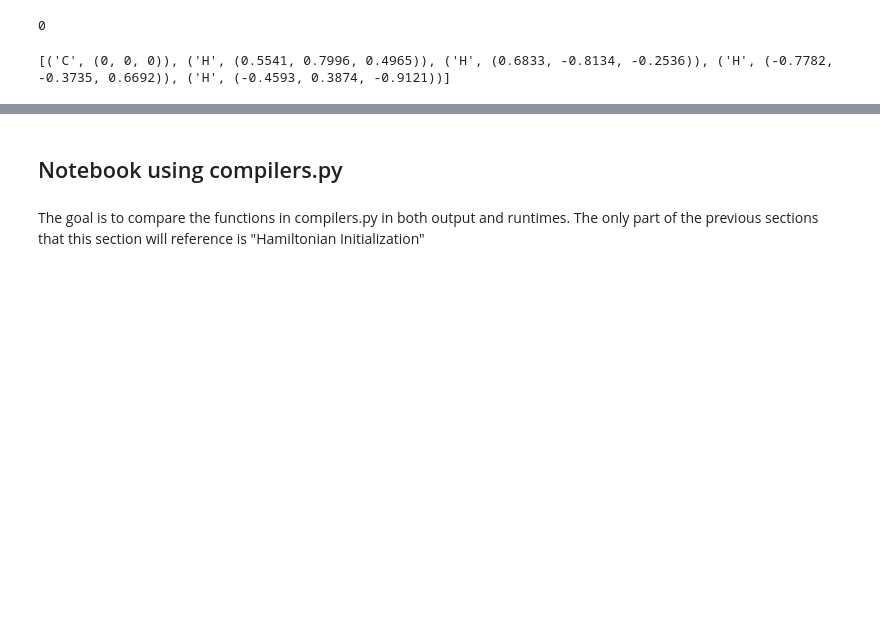
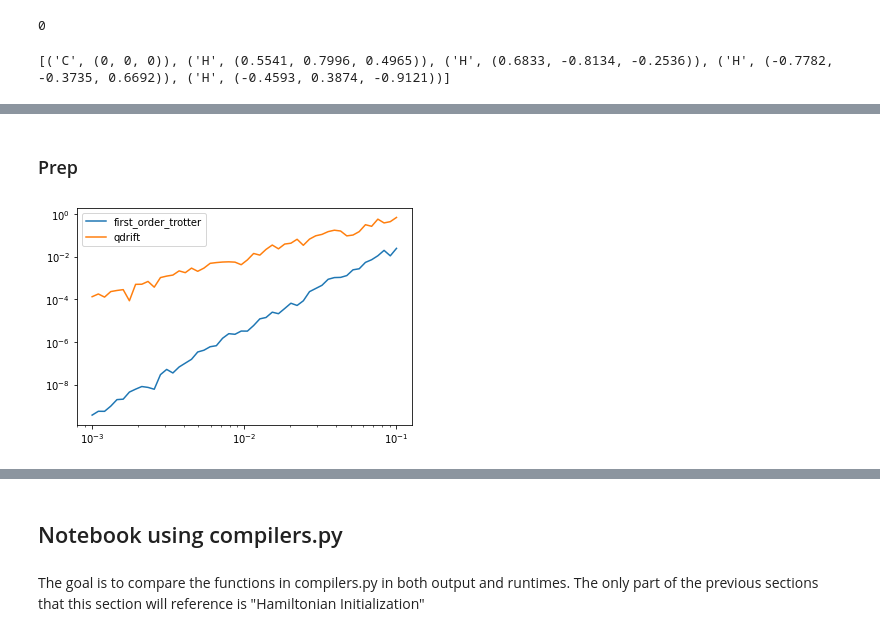
Before and after one commit to mattp97/Trotter-Qdrift-Simulation, a Jupyter notebook: Hybridized Simulation Jellium.ipynb, the cells around one changed output, grey strips where cells are left out. Saved outputs shown, nothing was run; the diff lists cells and outputs as text; code cells hidden in the pictures; blank space fills up the shorter version.

Commit message:
started hybridized notebook clean

```diff
--- a/Hybridized Simulation Jellium.ipynb
+++ b/Hybridized Simulation Jellium.ipynb
@@ -226,0 +238,41 @@ print(methane_geometry)
+# %% [markdown]
+### Prep
+# %%
+iterations = 1
+times = np.geomspace(0.01, 0.5, 50)
+
+first_order_trott_sim = CompositeSim(hamiltonian_list=hamiltonian_list, inner_order=1)
+partition_sim(first_order_trott_sim, "trotter")
+
+second_order_trott_sim = CompositeSim(hamiltonian_list=hamiltonian_list, inner_order = 2)
+partition_sim(second_order_trott_sim, "trotter")
+
+qdrift_sim = CompositeSim(hamiltonian_list=hamiltonian_list)
+partition_sim(qdrift_sim, "qdrift")
+
+comp_sim = CompositeSim(hamiltonian_list=hamiltonian_list)
+
+def test_infidelity(simulator, t_start=1e-3, t_end=1e-1, t_steps=50, num_state_samples=5, partitions=["first_order_trotter", "qdrift"]):
+    times = np.geomspace(t_start, t_end, t_steps)
+    results = dict()
+    for partition in partitions:
+        infs = []
+        partition_sim(simulator, partition_type=partition)
+        for t in times:
+            inf = 0
+            for _ in range(num_state_samples):
+                simulator.randomize_initial_state()
+                inf_temp, _ = single_infidelity_sample(simulator, t)
+                inf += inf_temp
+            infs.append(inf / num_state_samples)
+        results[partition] = infs
+    results["times"] = times
+    for partition, infs in results.items():
+        if partition != "times":
+            plt.loglog("times", partition, data=results, label=partition)
+    plt.legend()
+    plt.show()
+
+test_infidelity(comp_sim)
+# %% [output]
+[figure, added]
```
Also changed, not shown: parts of 16 cells of this notebook, 4 other files.
